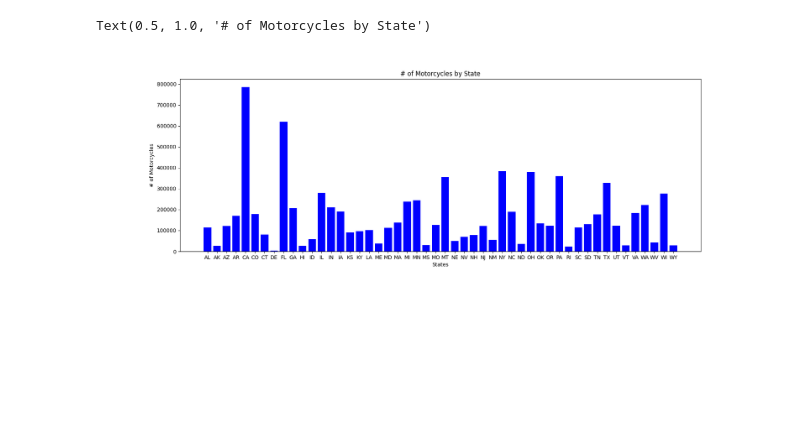
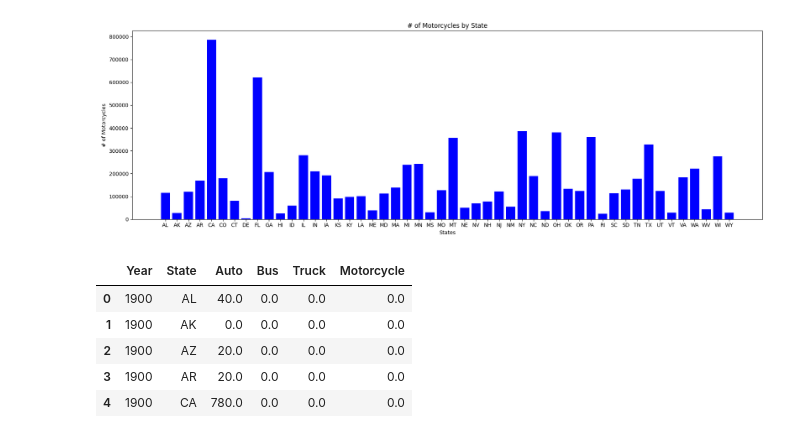
Before and after one commit to Eli80763/data-science-passion-project, a Jupyter notebook: project.ipynb, the cells around one changed output. Saved outputs shown, nothing was run; the diff lists cells and outputs as text; code cells hidden in the pictures; blank space fills up the shorter version.

Commit message:
started working on second visualization

```diff
--- a/project.ipynb
+++ b/project.ipynb
@@ -11,10 +65,13 @@ vehicle_data = pd.read_csv(file_to_load)
 # %%
 vehicle_data = vehicle_data.drop(vehicle_data[vehicle_data["state"] == "Puerto Rico"].index)
 vehicle_data = vehicle_data.drop(vehicle_data[vehicle_data["state"] == "Dist. of Col."].index)
+vehicle_data = vehicle_data.drop(vehicle_data[vehicle_data["state"] == "District of Columbia"].index)
 
 vehicle_data["state"] = vehicle_data["state"].str.replace(" (2)", "")
+vehicle_data["state"] = vehicle_data["state"].replace(state_abbreviations)
 
+vehicle_data = vehicle_data.rename(columns = {"year": "Year", "state": "State"})
 
-stats_2020 = vehicle_data.loc[vehicle_data["year"] == 2020]
+stats_2020 = vehicle_data.loc[vehicle_data["Year"] == 2020]
 stats_2020.head()
 # %% [output]
@@ -101,20 +84,33 @@ stats_2020_short
 # %%
-#Which state has the most registered motorcycles in the year 2020?
+motorcycle_fig = plt.figure(figsize=(18,6))
 
-fig = plt.figure(figsize=(18,6))
-
-data_keys = stats_2020_short["state"]
-data_values = stats_2020_short["Motorcycle"]
+data_keys = stats_2020["State"]
+data_values = stats_2020["Motorcycle"]
 
 plt.bar(data_keys,
         data_values,
         color = "blue",
         )
 
 plt.ticklabel_format(style = "plain", axis='y')
 plt.xlabel("States")
 plt.ylabel("# of Motorcycles")
 plt.title("# of Motorcycles by State")
+motorcycle_fig.tight_layout()
 # %% [output]
-Text(0.5, 1.0, '# of Motorcycles by State')
-[figure, old version]
+[figure, new version]
+# %%
+new_dataframe = pd.DataFrame()
+i = 1900
+while i <= 2020:
+    place_holder = vehicle_data.loc[vehicle_data["Year"] == i]
+    new_dataframe = pd.concat([new_dataframe, place_holder])
+    i += 20
+new_dataframe.head()
+# %% [output]
+|  | Year | State | Auto | Bus | Truck | Motorcycle |
+| 0 | 1900 | AL | 40.0 | 0.0 | 0.0 | 0.0 |
+| 1 | 1900 | AK | 0.0 | 0.0 | 0.0 | 0.0 |
+| 2 | 1900 | AZ | 20.0 | 0.0 | 0.0 | 0.0 |
+| 3 | 1900 | AR | 20.0 | 0.0 | 0.0 | 0.0 |
+| 4 | 1900 | CA | 780.0 | 0.0 | 0.0 | 0.0 |
```
Also changed, not shown: parts of 6 cells of this notebook.
